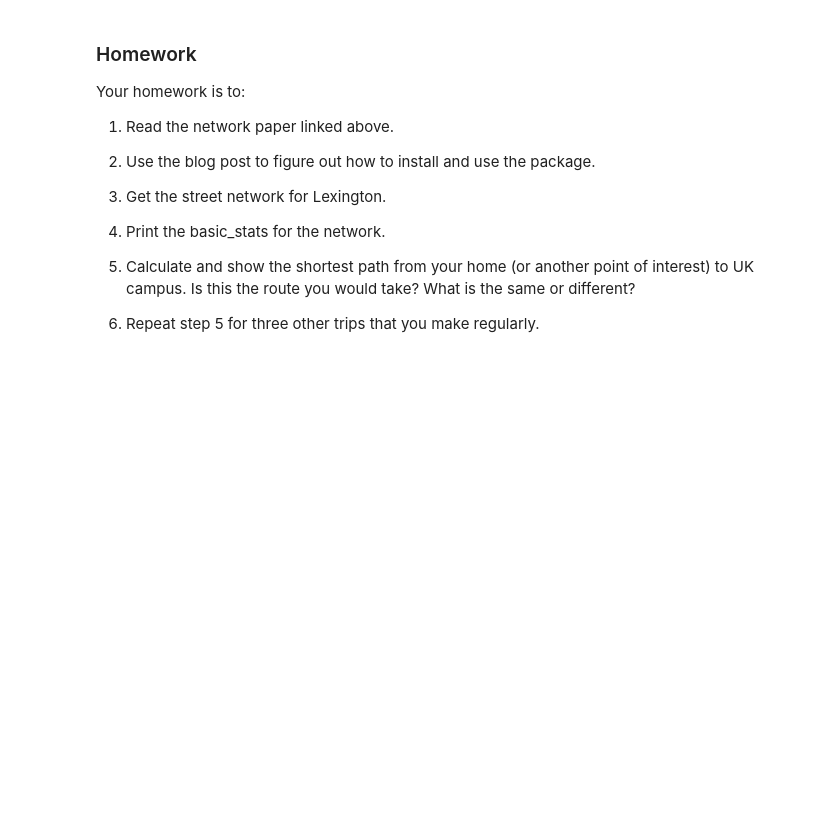
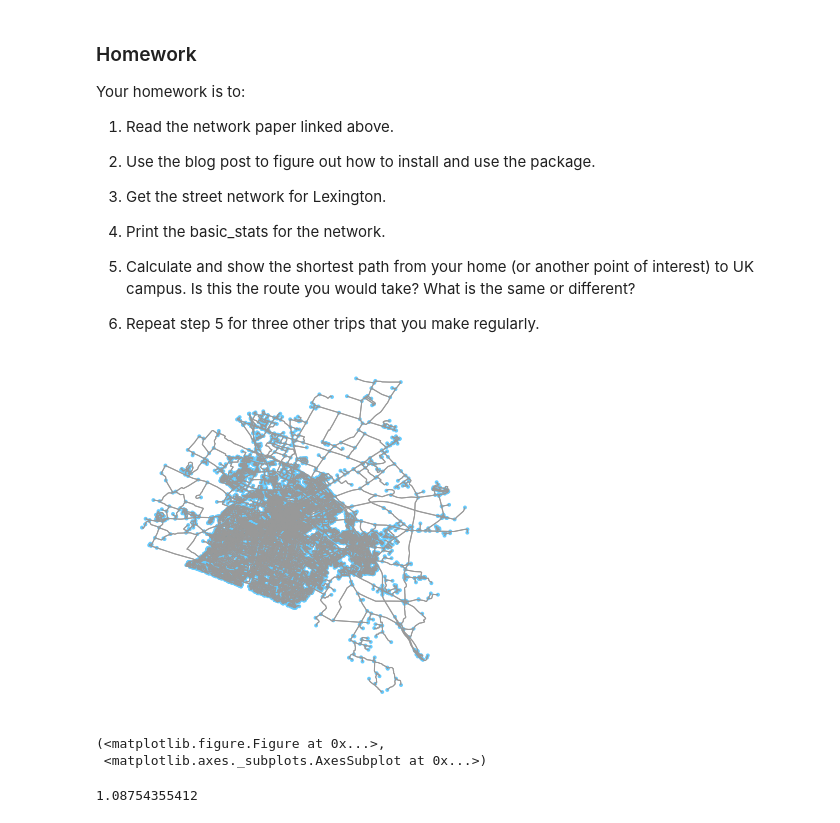
Before and after one commit to uky-transport-data-science/ce599, a Jupyter notebook: 19-Matrix and Network Data/Networks.ipynb, the cells around one changed output. Drawn from its saved outputs; the diff is of its cells as text; code cells hidden in the pictures; blank space fills up the shorter version.

Commit message:
updates for network are working slow today

```diff
--- a/19-Matrix and Network Data/Networks.ipynb
+++ b/19-Matrix and Network Data/Networks.ipynb
@@ -34,0 +37,16 @@ Your homework is to:
+# %%
+
+city= ox.gdf_from_place('Fayette County, Kentucky')
+ox.plot_graph(ox.graph_from_place('Fayette County,Kentucky'))
+# %% [output]
+[figure, added]
+(<matplotlib.figure.Figure at 0x...>,
+ <matplotlib.axes._subplots.AxesSubplot at 0x...>)
+# %%
+G= ox.graph_from_place('Fayette County, Kentucky',network_type='walk')
+basic_stats=ox.basic_stats(G)
+print(basic_stats['circuity_avg'])
+extended_stats= ox.extended_stats(G, bc=True)
+pring(extended_stats['betweenness_centrality_avg'])
+# %% [output]
+1.08754355412
```
Also changed, not shown: parts of 2 cells of this notebook, 2 other files.
